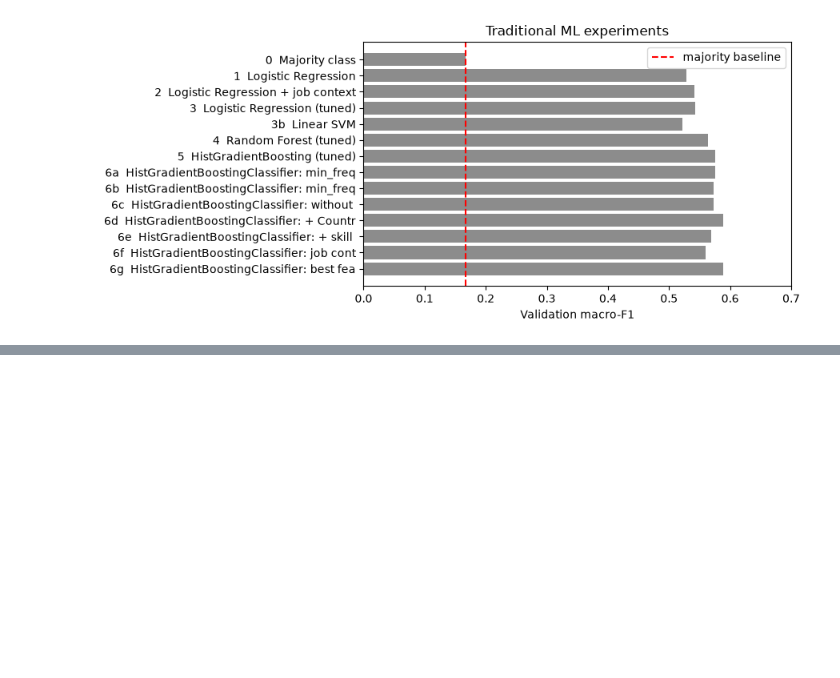
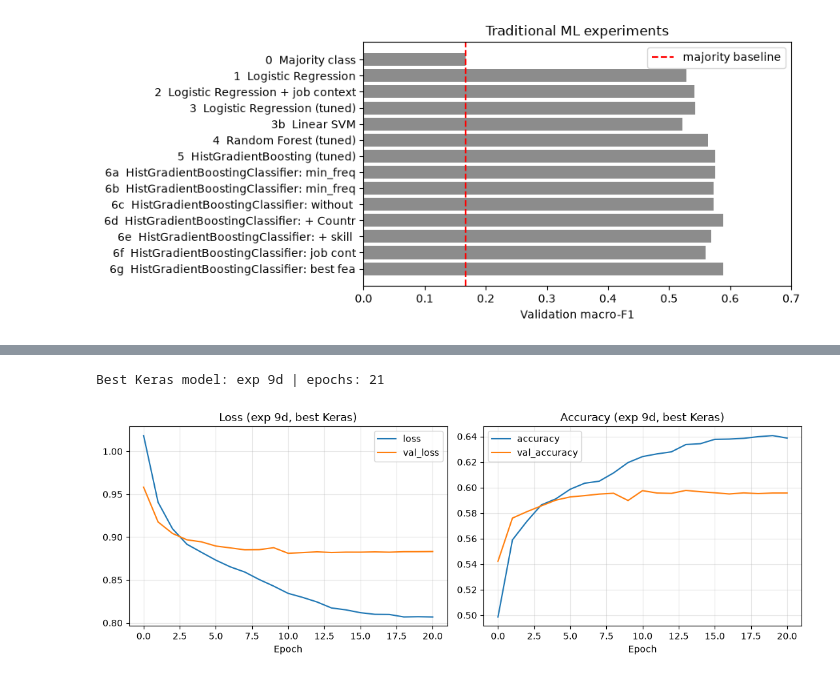
Before and after one commit to dusengepeggy/kodi-pay-summative, a Jupyter notebook: notebooks/01_main_analysis.ipynb, the cells around one changed output, grey strips where cells are left out. Cells and saved outputs as stored; diff of their text form; code cells hidden in the pictures; blank space fills up the shorter version.

```diff
--- a/notebooks/01_main_analysis.ipynb
+++ b/notebooks/01_main_analysis.ipynb
@@ -719,0 +876,16 @@ ax.legend(); plt.tight_layout(); plt.savefig(f"{FIG}/classic_experiments.png", d
+# %%
+best_arch = show_k(7, 8)["val_macro_f1"].idxmax()
+arch_kw = (dict(kind="mlp", pre_kwargs=DL_PRE) if best_arch == "7"
+           else dict(kind="functional", cat_cols=cat_cols, pre_kwargs=pre_kw8))
+print("Tuning architecture from exp", best_arch)
+
+grid = [(lr, bs, l2) for lr in (1e-3, 3e-4) for bs in (256, 1024) for l2 in (0.0, 1e-4)]
+dl_runs = {}
+for letter, (lr, bs, l2) in zip("abcdefgh", grid):
+    dl_runs[f"9{letter}"] = ktracker.run(f"9{letter}", f"Keras tuned (from exp {best_arch})",
+        KerasPipeline(**arch_kw, hidden=(256, 128), dropout=0.3, l2=l2, lr=lr,
+                      batch_size=bs, epochs=150, patience=10, reduce_lr=True, seed=SEED),
+        settings={"from": f"exp {best_arch}", "lr": lr, "batch": bs, "l2": l2,
+                  "reduce_lr": "x0.5 after 2 stalled epochs", "patience": 10},
+        note="optimisation grid")
+show_k(best_arch, *dl_runs)
@@ -719,0 +913,8 @@ ax.legend(); plt.tight_layout(); plt.savefig(f"{FIG}/classic_experiments.png", d
+# %%
+best_dl_id = show_k(7, 8, *dl_runs)["val_macro_f1"].idxmax()
+best_dl = {"7": mlp, "8": func, **dl_runs}[best_dl_id]
+print("Best Keras model: exp", best_dl_id, "| epochs:", len(best_dl.history_["loss"]))
+plot_history(best_dl.history_, f"(exp {best_dl_id}, best Keras)", name="best_keras_history.png"); plt.show()
+# %% [output]
+Best Keras model: exp 9d | epochs: 21
+[figure, added]
```
Also changed, not shown: parts of 81 cells of this notebook, 40 other files.
